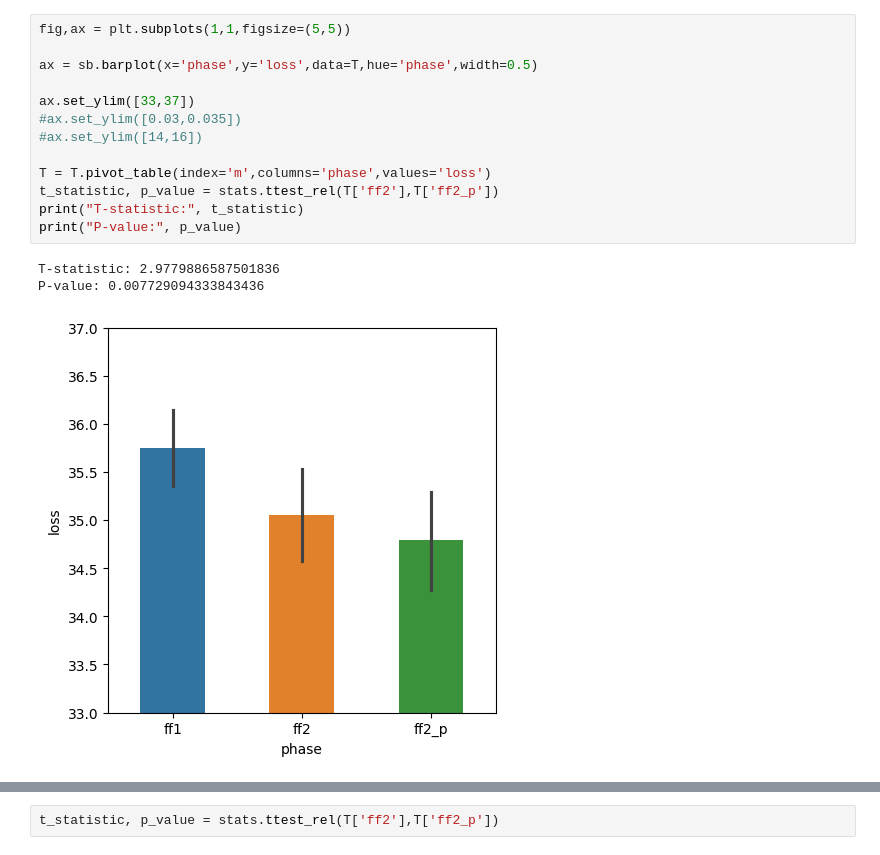
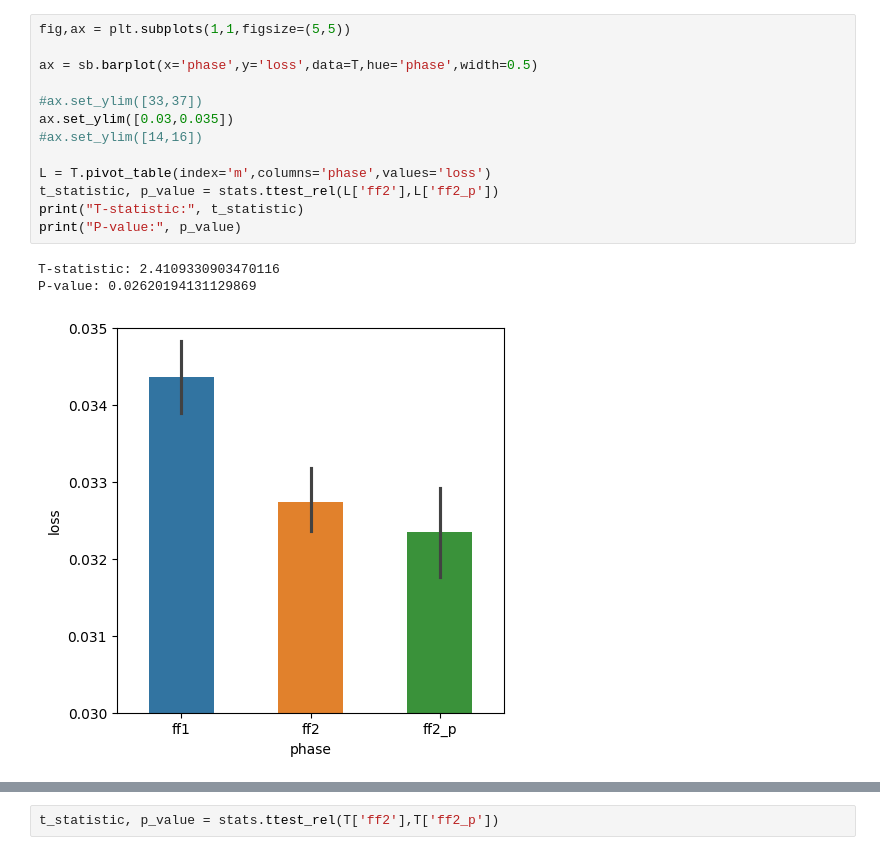
Before and after one commit to mshahbazi1997/MotorSavingModel, a Jupyter notebook: notebooks/perturb_hidden.ipynb, the cells around one changed output, grey strips where cells are left out. Saved outputs shown, nothing was run; the diff lists cells and outputs as text.

```diff
--- a/notebooks/perturb_hidden.ipynb
+++ b/notebooks/perturb_hidden.ipynb
@@ -108,17 +99,17 @@ for mn in range(0,20):
 # %%
 fig,ax = plt.subplots(1,1,figsize=(5,5))
 
 ax = sb.barplot(x='phase',y='loss',data=T,hue='phase',width=0.5)
 
-ax.set_ylim([33,37])
-#ax.set_ylim([0.03,0.035])
+#ax.set_ylim([33,37])
+ax.set_ylim([0.03,0.035])
 #ax.set_ylim([14,16])
 
-T = T.pivot_table(index='m',columns='phase',values='loss')
-t_statistic, p_value = stats.ttest_rel(T['ff2'],T['ff2_p'])
+L = T.pivot_table(index='m',columns='phase',values='loss')
+t_statistic, p_value = stats.ttest_rel(L['ff2'],L['ff2_p'])
 print("T-statistic:", t_statistic)
 print("P-value:", p_value)
 # %% [output]
-T-statistic: 2.9779886587501836
-P-value: 0.007729094333843436
+T-statistic: 2.4109330903470116
+P-value: 0.02620194131129869
-[figure, old version]
+[figure, new version]
```
Also changed, not shown: parts of 4 cells of this notebook, 4 other files.
